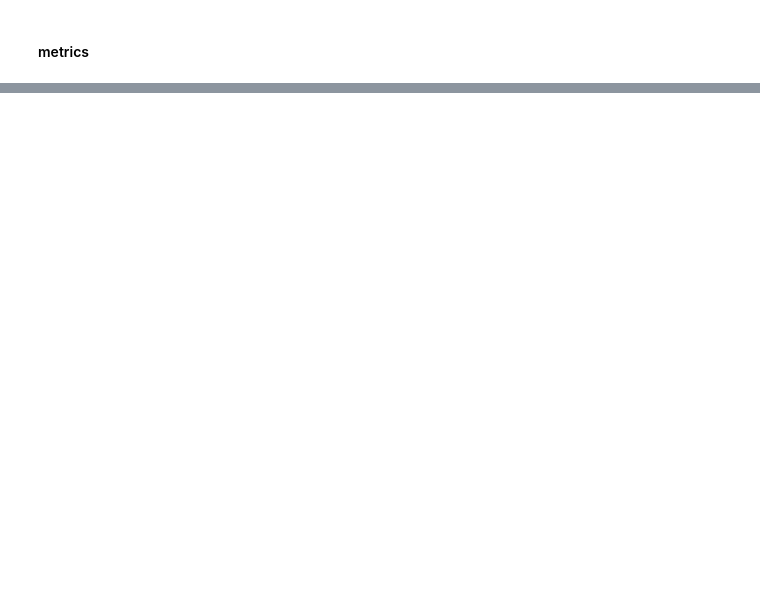
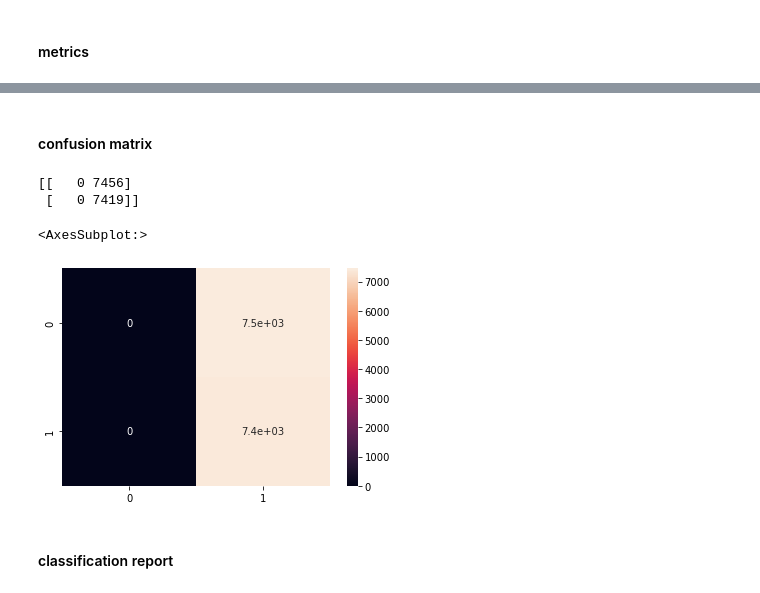
Before and after one commit to PriyaShrinithi/Movie-Reviews, a Jupyter notebook: Sentiment Analysis using Movie Reviews.ipynb, the cells around one changed output, grey strips where cells are left out. Drawn from its saved outputs; the diff is of its cells as text; code cells hidden in the pictures; blank space fills up the shorter version.

```diff
--- a/Sentiment Analysis using Movie Reviews.ipynb
+++ b/Sentiment Analysis using Movie Reviews.ipynb
@@ -363,7 +369,7 @@ token_tensor.fit_on_texts(all_reviews)
 maxim = 0
 for  review in all_reviews:
     maxim = max(maxim, len(review))
-X_train_token = token_tensor.texts_to_sequences(all_reviews)
+X_train_token = token_tensor.texts_to_sequences(X_train)
 X_train_pad = pad_sequences(X_train_token, maxlen = maxim, padding='post')
-X_test_token = token_tensor.texts_to_sequences(all_reviews)
-X_test_pad = pad_sequences(X_train_token, maxlen = maxim, padding='post')
+X_test_token = token_tensor.texts_to_sequences(X_test)
+X_test_pad = pad_sequences(X_test_token, maxlen = maxim, padding='post')
@@ -372,2 +481,4 @@ X_test_pad = pad_sequences(X_train_token, maxlen = maxim, padding='post')
+# %%
+simple_rnn = load_model('..\simple_rnn.h5')
 # %% [markdown]
 #### metrics
@@ -373,0 +488,2 @@ X_test_pad = pad_sequences(X_train_token, maxlen = maxim, padding='post')
+# %%
+y_pred = simple_rnn.predict(X_test_pad)
@@ -373,0 +500,15 @@ X_test_pad = pad_sequences(X_train_token, maxlen = maxim, padding='post')
+# %% [markdown]
+#### confusion matrix
+# %%
+cf_matrix = confusion_matrix(y_test, y_pred)
+print(cf_matrix)
+# %% [output]
+[[   0 7456]
+ [   0 7419]]
+# %%
+sns.heatmap(cf_matrix, annot=True)
+# %% [output]
+<AxesSubplot:>
+[figure, added]
+# %% [markdown]
+#### classification report
```
Also changed, not shown: parts of 36 cells of this notebook.
